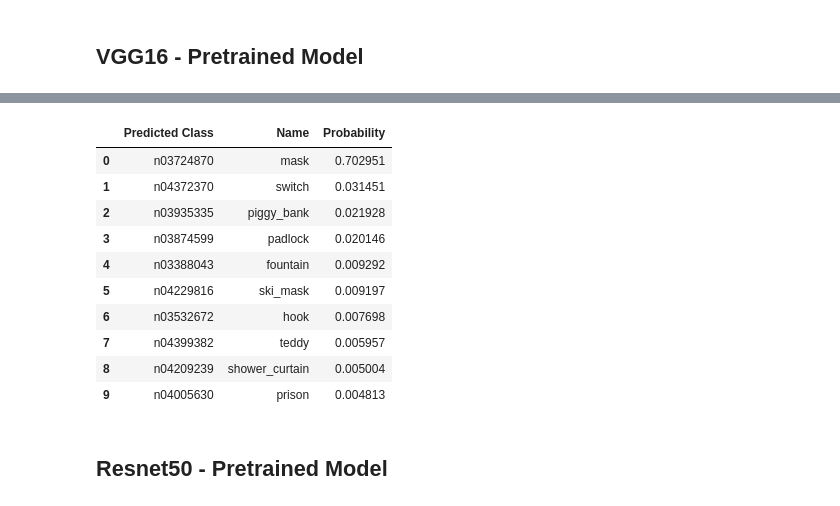
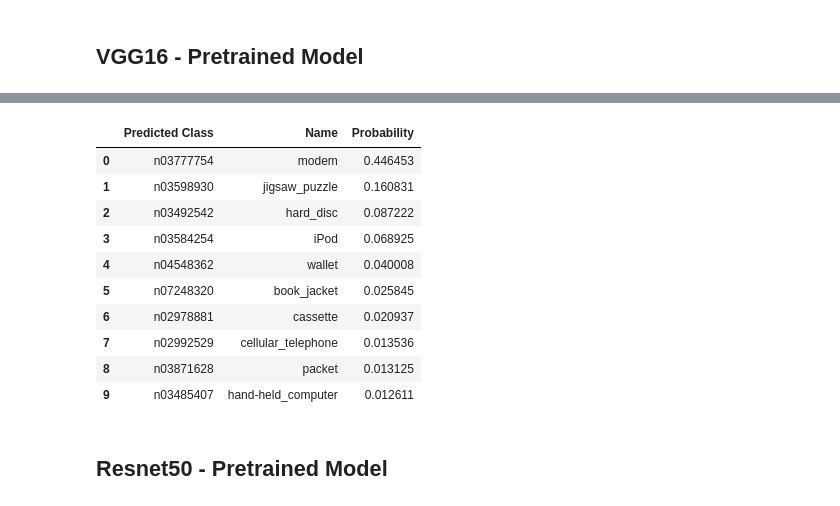
Before and after one commit to rodneyosodo/computer-vision-ai-saturdays, a Jupyter notebook: 3rdMonth{deep_learning}/Notebook/03-using-pretrained-net.ipynb, the cells around one changed output, grey strips where cells are left out. Cells and saved outputs as stored; diff of their text form; code cells hidden in the pictures.

```diff
--- a/3rdMonth{deep_learning}/Notebook/03-using-pretrained-net.ipynb
+++ b/3rdMonth{deep_learning}/Notebook/03-using-pretrained-net.ipynb
@@ -58,0 +71,6 @@ plt.imshow(cv2.imread(img_path))
+# %%
+img=cv2.imread('SESBOARD_Top.png')
+b,g,r=cv2.split(img)
+img_matplotlib=cv2.merge([r,g,b])
+
+plt.imshow(img_matplotlib)
@@ -95,5 +116,5 @@ def predict_image(model, img_path, preprocess_input_fn, decode_predictions_fn, t
 # %%
 #img_path="rocking_chair.png"  ## Uncomment this and put the path to your file here if desired
 # Predict Results
-predict_image(vgg16_model, img_path, vgg16.preprocess_input, vgg16.decode_predictions)
+predict_image(vgg16_model, "SESBOARD_Top.png", vgg16.preprocess_input, vgg16.decode_predictions)
 # %% [output]
@@ -101,14 +121,14 @@ WARNING:tensorflow:From /home/r0x6f736f646f/.local/lib/python3.6/site-packages/k
 |  | Predicted Class | Name | Probability |
-| 0 | n03724870 | mask | 0.702951 |
-| 1 | n04372370 | switch | 0.031451 |
-| 2 | n03935335 | piggy_bank | 0.021928 |
-| 3 | n03874599 | padlock | 0.020146 |
-| 4 | n03388043 | fountain | 0.009292 |
-| 5 | n04229816 | ski_mask | 0.009197 |
-| 6 | n03532672 | hook | 0.007698 |
-| 7 | n04399382 | teddy | 0.005957 |
-| 8 | n04209239 | shower_curtain | 0.005004 |
-| 9 | n04005630 | prison | 0.004813 |
+| 0 | n03777754 | modem | 0.446453 |
+| 1 | n03598930 | jigsaw_puzzle | 0.160831 |
+| 2 | n03492542 | hard_disc | 0.087222 |
+| 3 | n03584254 | iPod | 0.068925 |
+| 4 | n04548362 | wallet | 0.040008 |
+| 5 | n07248320 | book_jacket | 0.025845 |
+| 6 | n02978881 | cassette | 0.020937 |
+| 7 | n02992529 | cellular_telephone | 0.013536 |
+| 8 | n03871628 | packet | 0.013125 |
+| 9 | n03485407 | hand-held_computer | 0.012611 |
 # %% [markdown]
 ## Resnet50 - Pretrained Model
 # %% [markdown]
```
Also changed, not shown: parts of 6 cells of this notebook.
